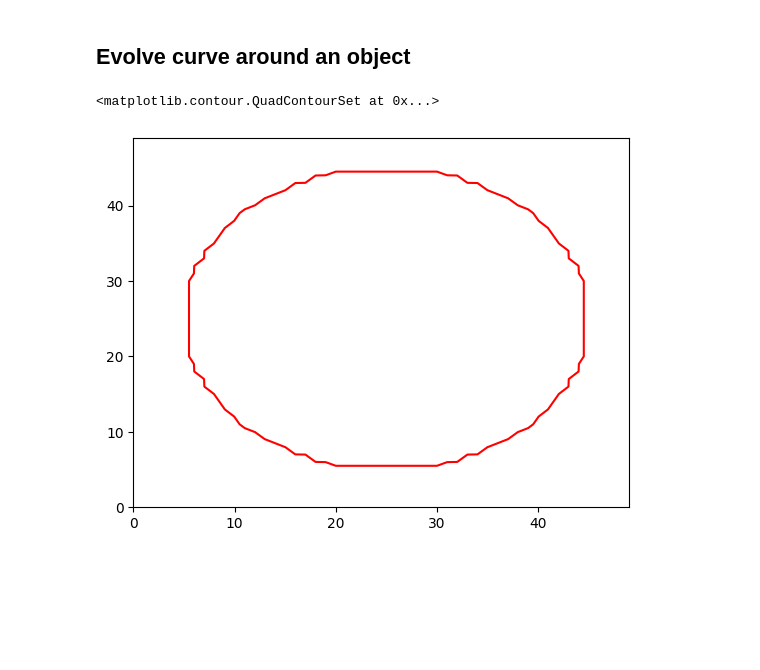
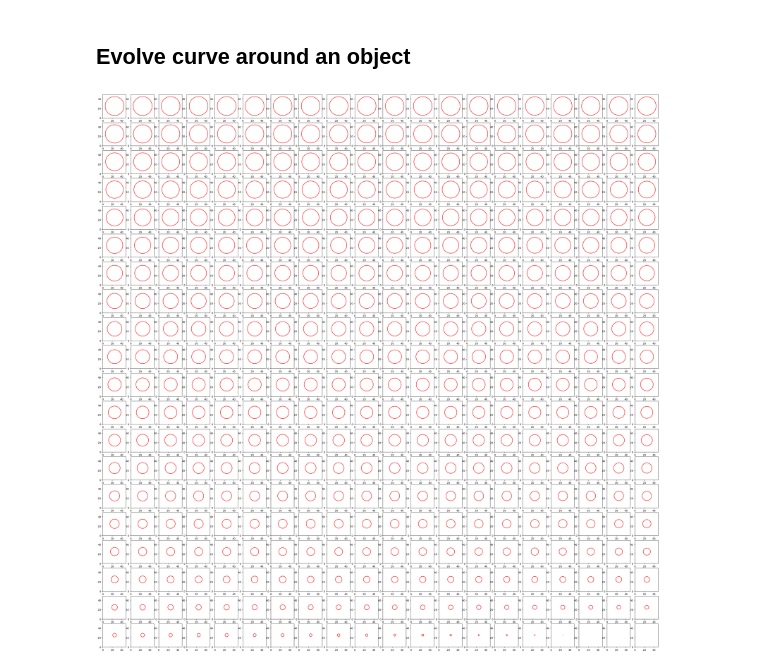
Before and after one commit to jgu13/CellSeg, a Jupyter notebook: Scripts/Test.ipynb, the cells around one changed output. Saved outputs shown, nothing was run; the diff lists cells and outputs as text; code cells hidden in the pictures; blank space fills up the shorter version.

Commit message:
Fixed curve evolution

```diff
--- a/Scripts/Test.ipynb
+++ b/Scripts/Test.ipynb
@@ -71,12 +71,11 @@ def initialize(img):
     img_invert = cv.cvtColor(img_invert, cv.COLOR_BGR2GRAY)
     # distance transform the image with a 3 x 3 kernel.
     dist_img = cv.distanceTransform(img, cv.DIST_L2, 3)
-    img_invert[dist_img==dist_img.min()] = 255 # (omitted because we only need distance to the boundary) need to restore the boundaries
+    # img_invert[dist_img==dist_img.max()] = 255 # (omitted because we only need distance to the boundary) need to restore the boundaries
     dist_img_invert = cv.distanceTransform(img_invert, cv.DIST_L2, 3)
+    psi = dist_img + dist_img_invert
     dist_img = -1 * dist_img # the distances inside the boundaries are negative
-    psi = np.zeros_like(img)
-    psi = np.where(dist_img < 0, dist_img, dist_img_invert)
-    # psi = dist_img + dist_img_invert # now the boundaries are fixed and zero
+    psi = dist_img + dist_img_invert # now the boundaries are fixed and zero
     return psi
 
 def draw_curve(psi, axis, colors='red', levels=[0]):
@@ -86,12 +85,11 @@ def draw_curve(psi, axis, colors='red', levels=[0]):
     # curve at zero-crossing
     # draw levels with equal spacings
     # find the curve that cross zero level
-    from matplotlib.pyplot import contour
     X = np.arange(0, psi.shape[1])
     Y = np.arange(0, psi.shape[0])
-    X, Y = np.meshgrid(X, Y)
-    Z = psi[X, Y]
-    return contour(X, Y, Z, levels=levels, colors=colors)
+    xs, ys = np.meshgrid(X, Y, sparse=True)
+    Z = psi[ys, xs]
+    return axis.contour(X, Y, Z, levels=levels, colors=colors)
 
 def central_difference(psi):
     '''
@@ -113,35 +111,29 @@ def central_difference(psi):
     dxy = 0.25 * ((psi[2:m, 2:n] - psi[0:m-2, 2:n]) - (psi[2:m, 0:n-2] - psi[0:m-2, 0:n-2]))
     return dx, dy, dxx, dyy, dxy
 
-def curve_evolution(img, dt=0.1, max_iter=1000, v=1):
+def curve_evolution(img, dt=0.1, max_iter=1000):
     '''
     Evolve the curve based on the magitude the image gradient, curvature and gradient of image
     '''
-    psi = initialize(img) # initialize psi
-    # TODO: blur psi with 0.5 sigma
-    # imshow(psi)
-    dx, dy, dxx, dyy, dxy = central_difference(psi)
-    # imshow(dxy)
-    dx, dy = np.gradient(psi) # central differences of psi in curvature motion flow
-    grad_mag = np.sqrt(dx**2 + dy**2)
-    K = (dxx*dy**2 - 2*dy*dx*dxy + dyy*dx**2) / ((dx**2 + dy**2)**1.5 + np.finfo('float').eps) # curvature K
+    psi = initialize(img)
+    # TODO: blur psi with 0.5 sigma, not sure if this is still necessary
     # TODO: change the sign of kappa, inward motion
     # TODO: Adjust force according to the gradient of the image
     # TODO: May also try adjusting the sign of the force based on the region in which the point lie
     for i in range(max_iter):
+        dx, dy, dxx, dyy, dxy = central_difference(psi)
+        grad_mag = np.sqrt(dx**2 + dy**2)
+        K = (dxx*dy**2 - 2*dy*dx*dxy + dyy*dx**2) / ((dx**2 + dy**2)**1.5 + np.finfo('float').eps) # curvature K
         dpsi = K * grad_mag * dt # let speed equals to curvature K
         psi[:] = psi[:] + dpsi
     return psi
 # %%
 import matplotlib.pyplot as plt
 img = imread(os.path.join(DATA_DIR, 'example', 'test.png'))
-
-fig, ax = plt.subplots()
-draw_curve(curve_evolution(img, max_iter=5), axis=ax)
-# fig, axs = plt.subplots(nrows=10, ncols=5, figsize=(50,100))
-# axs = axs.ravel()
-# for max_iter, ax in zip(range(50), axs.flat()):
-#     draw_curve(curve_evolution(img, max_iter=max_iter), axis=ax)
+img = cv.GaussianBlur(img, (3,3), sigmaX=1, borderType=cv.BORDER_DEFAULT)
+fig, axs = plt.subplots(nrows=20, ncols=20, figsize=(40,40))
+axs = axs.ravel()
+for max_iter, ax in zip(range(400), axs):
+    draw_curve(curve_evolution(img, dt=0.5, max_iter=max_iter), axis=ax)
 # %% [output]
-<matplotlib.contour.QuadContourSet at 0x...>
-[figure, old version]
+[figure, new version]
```
